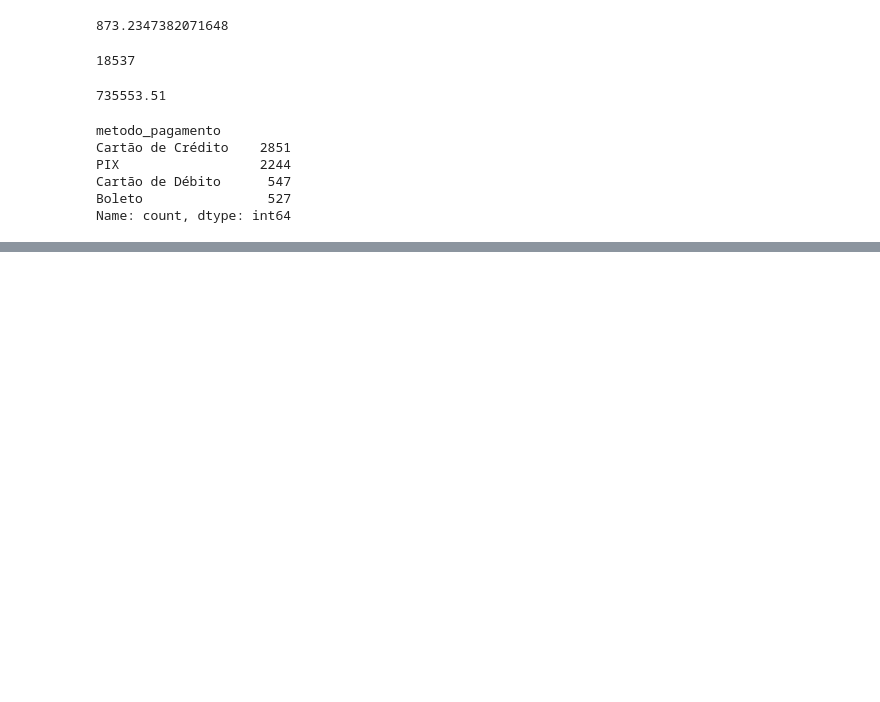
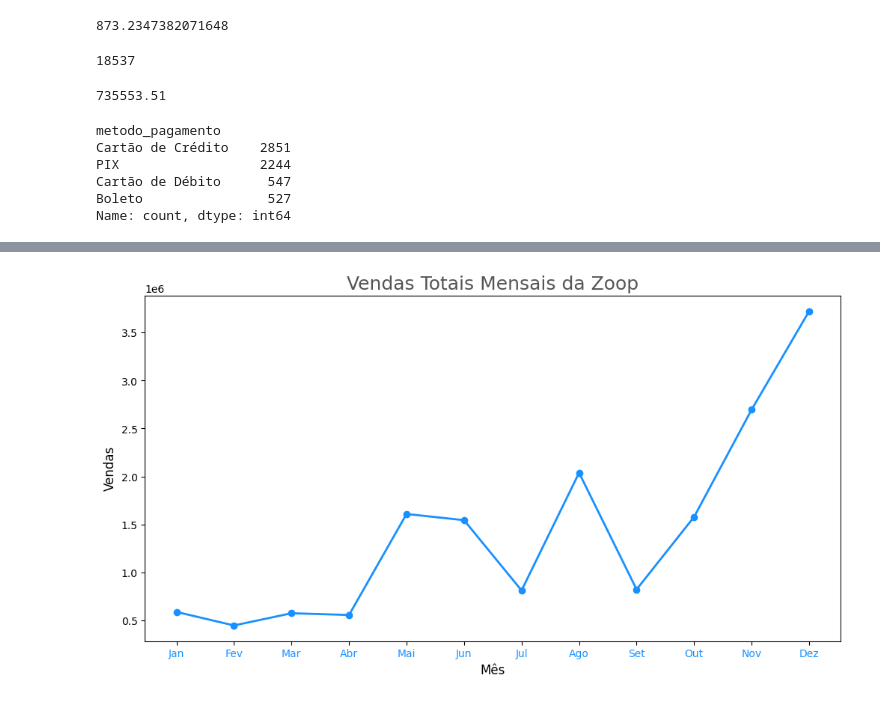
Before and after one commit to ingridalvesz/IA.Data.Science, a Jupyter notebook: dataia.ipynb, the cells around one changed output, grey strips where cells are left out. Drawn from its saved outputs; the diff is of its cells as text; code cells hidden in the pictures; blank space fills up the shorter version.

```diff
--- a/dataia.ipynb
+++ b/dataia.ipynb
@@ -197,0 +299,37 @@ Name: count, dtype: int64
+# %%
+# Dicionário de tradução de meses
+meses = {
+    'January': 'Jan',
+    'February': 'Fev',
+    'March': 'Mar',
+    'April': 'Abr',
+    'May': 'Mai',
+    'June': 'Jun',
+    'July': 'Jul',
+    'August': 'Ago',
+    'September': 'Set',
+    'October': 'Out',
+    'November': 'Nov',
+    'December': 'Dez'
+}
+
+# Agrupar por mês e calcular as vendas totais
+df['mes'] = df['data'].dt.strftime('%B')
+vendas_mensais = df.groupby('mes')['faturamento'].sum().reindex(meses.keys())
+
+# Configurações do gráfico
+plt.figure(figsize=(12, 6))
+plt.plot(vendas_mensais.index, vendas_mensais, marker='o', color='#1890FF', linewidth=2)
+
+# Adicionar rótulos e título
+plt.title('Vendas Totais Mensais da Zoop', fontsize=18, color='#555555')
+plt.xlabel('Mês', fontsize=12)
+plt.ylabel('Vendas', fontsize=12)
+
+# Alterar rótulos do eixo x utilizando o dicionário de tradução
+plt.xticks(vendas_mensais.index, [meses[mes] for mes in vendas_mensais.index], fontsize=10, color='#1890FF')
+
+# Exibir o gráfico
+plt.show()
+# %% [output]
+[figure, added]
```
Also changed, not shown: parts of 10 cells of this notebook.
